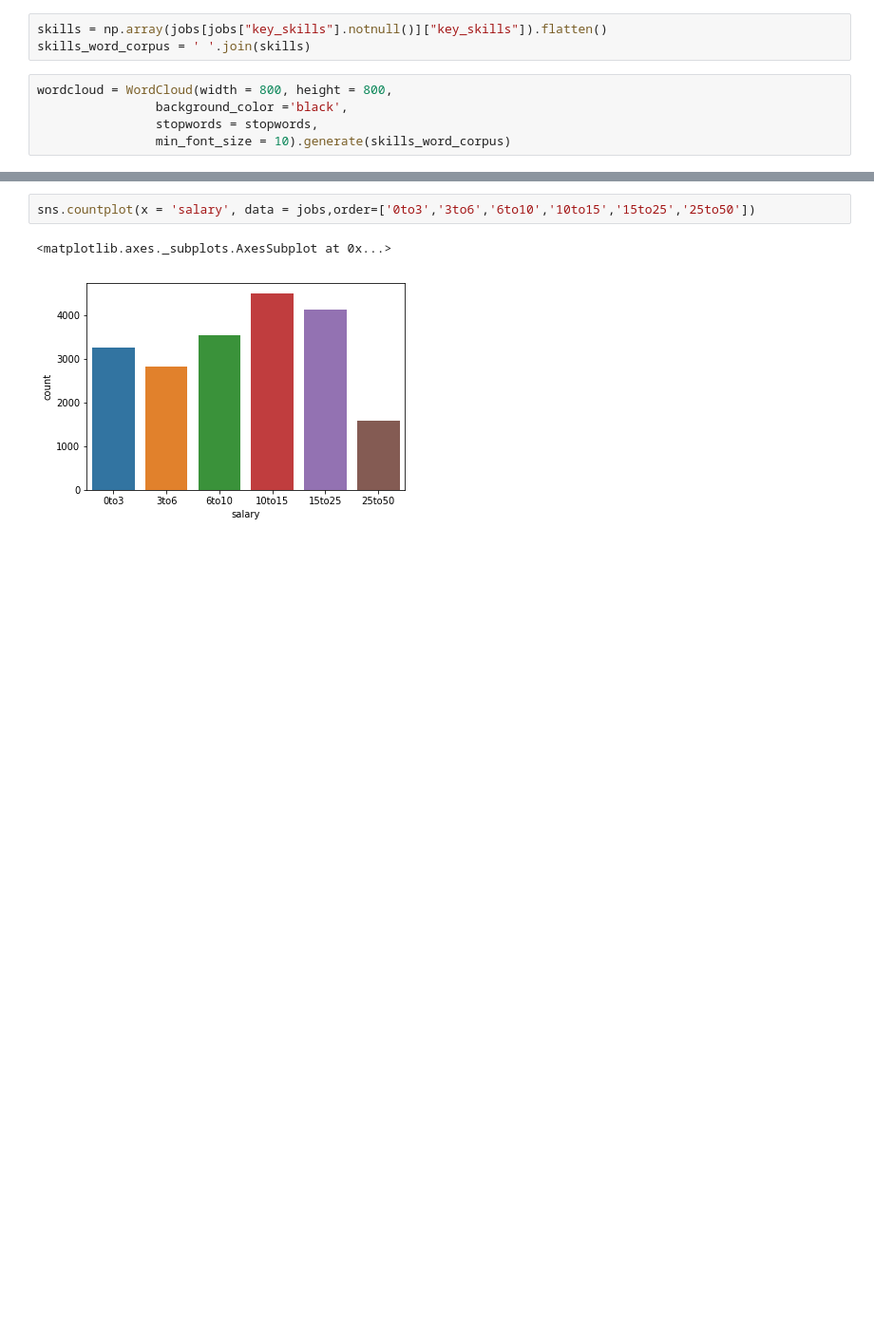
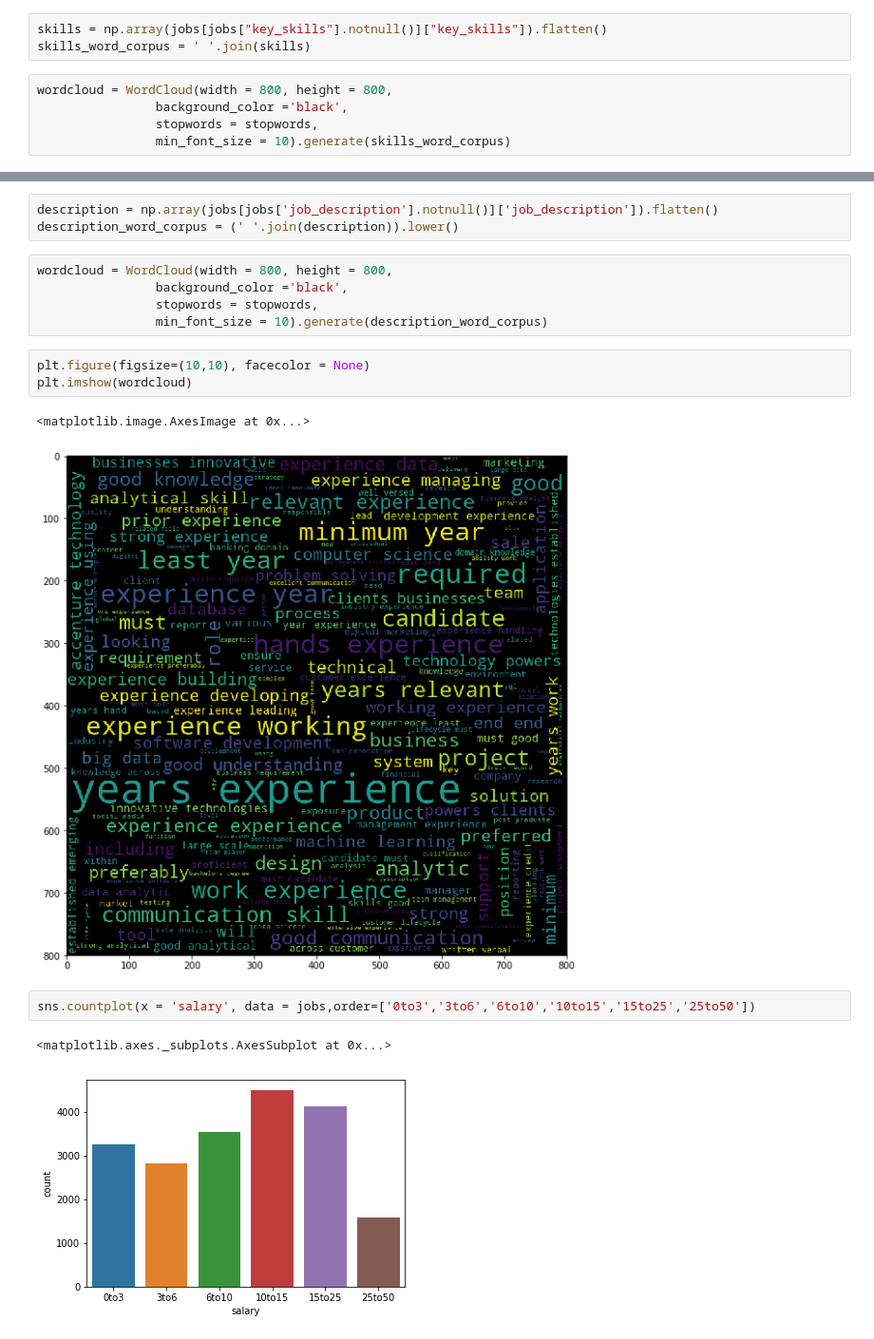
Before and after one commit to jain-aayush/Data-Analysis, a Jupyter notebook: Data Science Jobs Analysis.ipynb, the cells around one changed output, grey strips where cells are left out. Shown at 95% size. Saved outputs shown, nothing was run; the diff lists cells and outputs as text; blank space fills up the shorter version.

```diff
--- a/Data Science Jobs Analysis.ipynb
+++ b/Data Science Jobs Analysis.ipynb
@@ -124,3 +126,17 @@ plt.imshow(wordcloud)
+# %%
+description = np.array(jobs[jobs['job_description'].notnull()]['job_description']).flatten()
+description_word_corpus = (' '.join(description)).lower()
+# %%
+wordcloud = WordCloud(width = 800, height = 800,
+                background_color ='black',
+                stopwords = stopwords,
+                min_font_size = 10).generate(description_word_corpus)
+# %%
+plt.figure(figsize=(10,10), facecolor = None)
+plt.imshow(wordcloud)
+# %% [output]
+<matplotlib.image.AxesImage at 0x...>
+[figure, added]
 # %%
 sns.countplot(x = 'salary', data = jobs,order=['0to3','3to6','6to10','10to15','15to25','25to50'])
 # %% [output]
```
Also changed, not shown: parts of 10 cells of this notebook.
